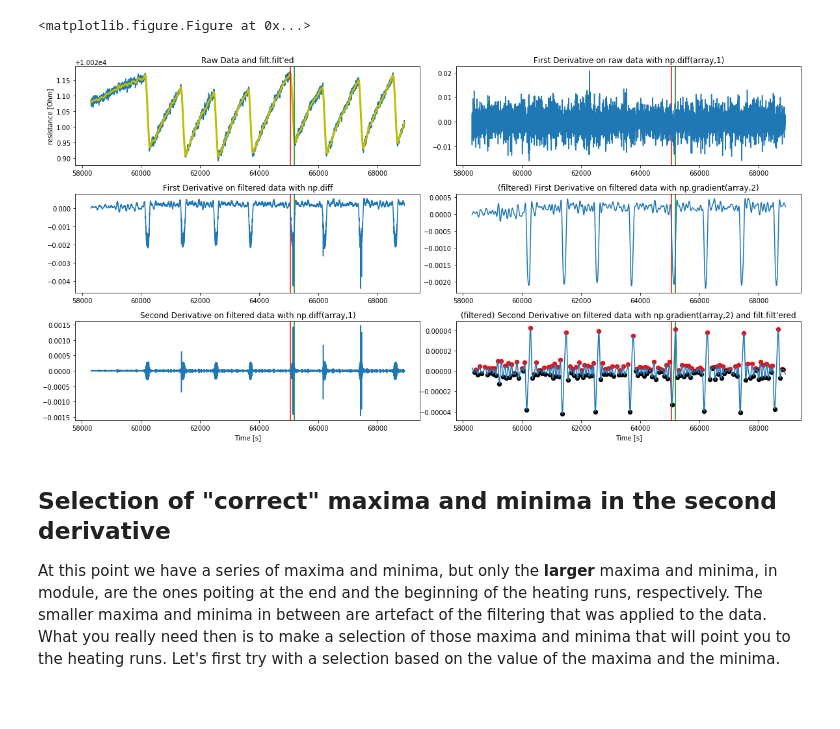
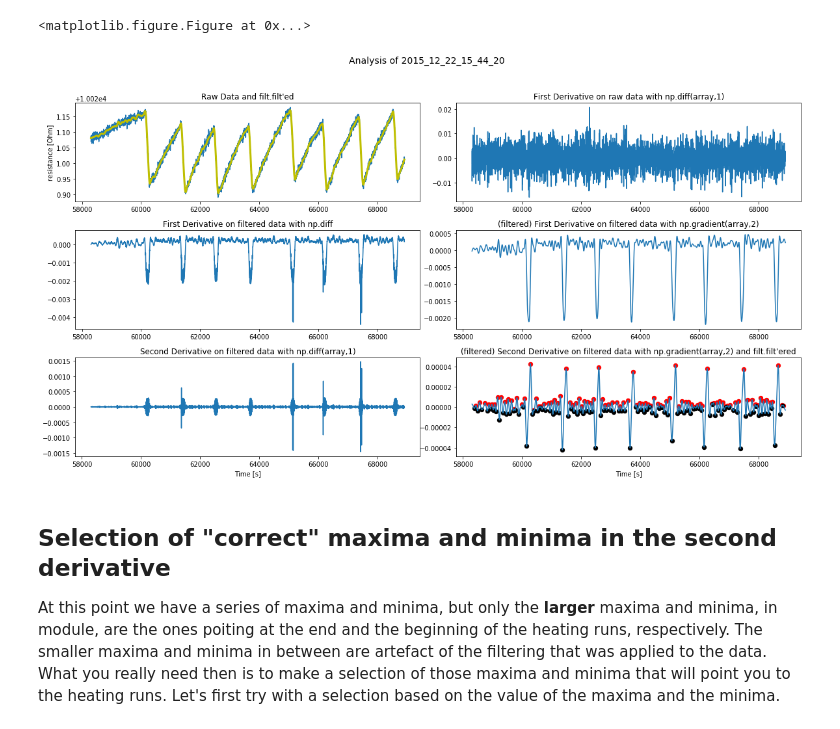
Before and after one commit to massimopinto/CalRadDosimetry, a Jupyter notebook: Core_resistance_analysis.ipynb, the cells around one changed output. Saved outputs shown, nothing was run; the diff lists cells and outputs as text; code cells hidden in the pictures; blank space fills up the shorter version.

```diff
--- a/Core_resistance_analysis.ipynb
+++ b/Core_resistance_analysis.ipynb
@@ -28,12 +28,11 @@ fs = 50000
 fig = pyplt.figure(figsize=(10.0,3.0))
 fig.tight_layout()
 
-Core_data = np.loadtxt(fname='2015_12_22_15_44_20_strip.dat', skiprows=1)
+Core_data = np.loadtxt(fname='./sample_data/2015_12_22_15_44_20_strip.dat', skiprows=1)
 data = Core_data[-5000:-10][:]
 
 #Core_data = np.loadtxt(fname='2015_12_21_16_30_06_strip.dat', skiprows=1)
 #data = Core_data[-13000:][:]
-
 
 time = data[:,0]
 resistance = data[:,1]
@@ -80,6 +79,7 @@ xsecond=0.5*(xfirst[:-1]+xfirst[1:])
 # create a grid for the plots and arrangements of plots
 f = pyplt.figure(figsize=(20,10))
 gs = matplotlib.gridspec.GridSpec(6, 6, hspace=0.8, wspace=0.4)
+f.suptitle("Analysis of 2015_12_22_15_44_20", fontsize=14)
 
 ax1 = f.add_subplot(gs[:2,:3])
 ax2 = f.add_subplot(gs[2:4,:3])
@@ -95,53 +95,37 @@ ax1.set_ylabel("resistance [Ohm]")
 ax1.set_title("Raw Data and filt.filt'ed")
 ax1.plot(time,y_smooth, color='y', linewidth=3.0)
 
-ax1.axvline(x=65062, color='r')
-ax2.axvline(x=65062, color='r')
-ax3.axvline(x=65062, color='r')
-ax4.axvline(x=65062, color='r')
-ax5.axvline(x=65062, color='r')
-ax6.axvline(x=65062, color='r')
-
-ax1.axvline(x=65182, color='green')
-ax2.axvline(x=65182, color='green')
-ax3.axvline(x=65182, color='green')
-ax4.axvline(x=65182, color='green')
-ax5.axvline(x=65182, color='green')
-ax6.axvline(x=65182, color='green')
-
-#ax2.set_title("Original data, smoothed using filt.filt")
-#ax2.plot(time,y_smooth)
 
 ax2.plot(xfirst,yfirst)
 #ax3.plot(time,yfirst)
 #ax2.set_ylabel("dy/dx")
 #ax2.set_xlabel("Time [s]")
 ax2.set_title("First Derivative on filtered data with np.diff")
 
 ax3.plot(xsecond,ysecond)
 #ax4.plot(time,ysecond)
 #ax3.set_ylabel("d2y/d2x")
 ax3.set_xlabel("Time [s]")
 ax3.set_title("Second Derivative on filtered data with np.diff(array,1)")
 
 ax4.set_title("First Derivative on raw data with np.diff(array,1)")
 ax4.plot(xfirst,yfirst_raw)
 
 ax5.plot(time, yfirst_gradient)
 ax5.set_title("(filtered) First Derivative on filtered data with np.gradient(array,2)")
 
 ax6.set_xlabel("Time [s]")
 ax6.plot(time, ysecond_gradient)
 ax6.scatter(time[maxima],ysecond_gradient[maxima], marker='o', linestyle='None', s=40, c='red')
 ax6.scatter(time[minima],ysecond_gradient[minima], marker='o', linestyle='None', s=40, c='black')
 
 ax6.set_title("(filtered) Second Derivative on filtered data with np.gradient(array,2) and filt.filt'ered")
 
-pyplt.savefig(dir_img+"/"+"derivate_filters"+".png")
+# pyplt.savefig(dir_img+"/"+"derivate_filters"+".png")
 pyplt.show()
 # %% [output]
 <matplotlib.figure.Figure at 0x...>
-[figure, old version]
+[figure, new version]
 # %% [markdown]
 ## Selection of "correct" maxima and minima in the second derivative
 At this point we have a series of maxima and minima, but only the **larger** maxima and minima, in module, are the ones poiting at the end and the beginning of the heating runs, respectively. The smaller maxima and minima in between are artefact of the filtering that was applied to the data. What you really need then is to make a selection of those maxima and minima that will point you to the heating runs.
```
Also changed, not shown: parts of 7 cells of this notebook, 5 other files.
